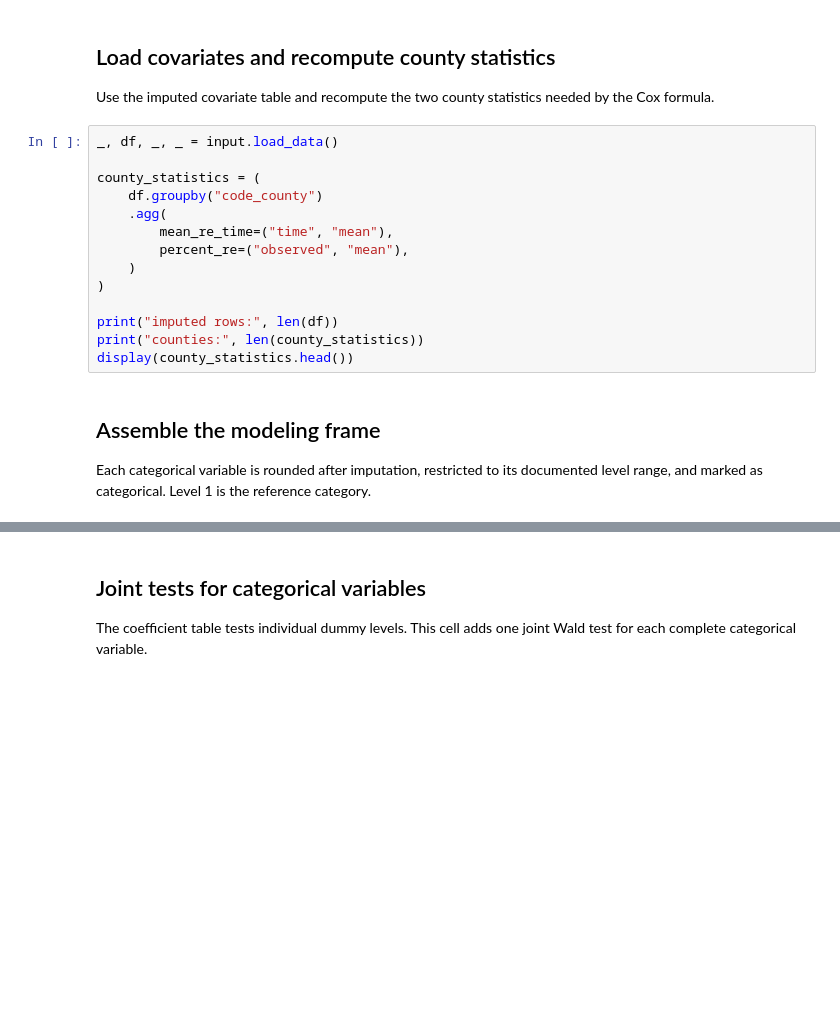
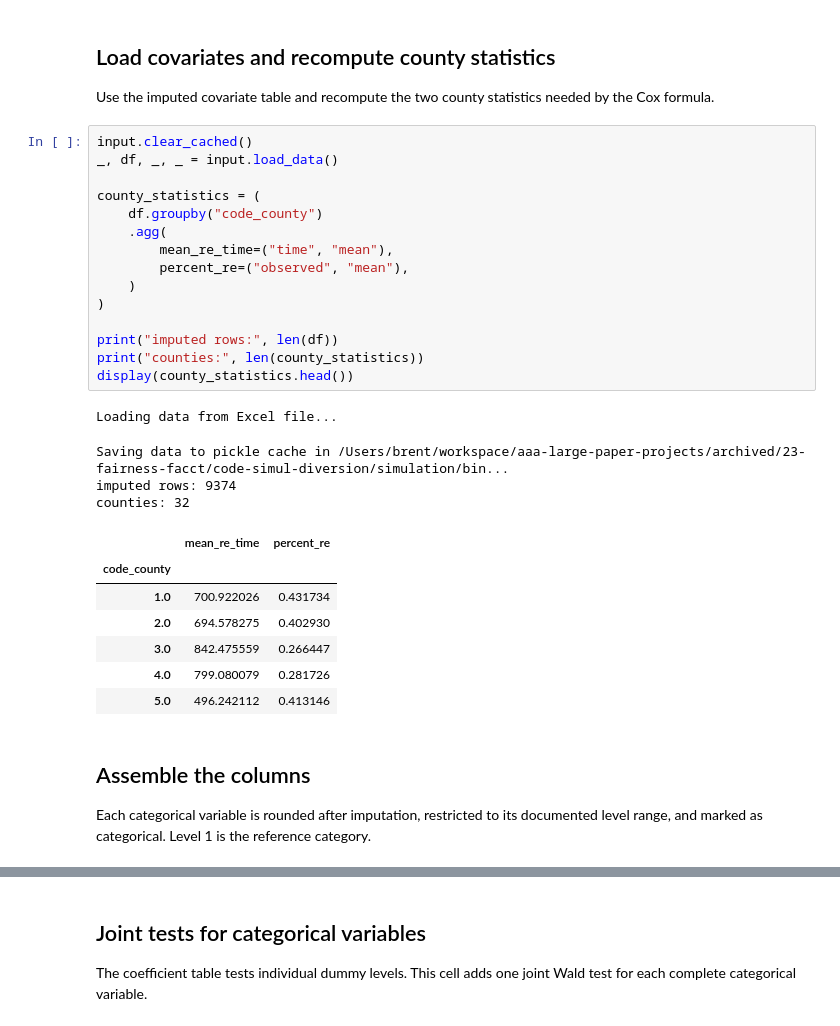
Before and after one commit to bzhangcw/code-simul-diversion, a Jupyter notebook: simulation/py-sirakaya-fitting-from-scratch.ipynb, the cells around one changed output, grey strips where cells are left out. Drawn from its saved outputs; the diff is of its cells as text; blank space fills up the shorter version.

```diff
--- a/simulation/py-sirakaya-fitting-from-scratch.ipynb
+++ b/simulation/py-sirakaya-fitting-from-scratch.ipynb
@@ -22,21 +23,34 @@ RESULTS_DIR
 
 Use the imputed covariate table and recompute the two county statistics needed by the Cox formula.
 # %%
+input.clear_cached()
 _, df, _, _ = input.load_data()
 
 county_statistics = (
     df.groupby("code_county")
     .agg(
         mean_re_time=("time", "mean"),
         percent_re=("observed", "mean"),
     )
 )
 
 print("imputed rows:", len(df))
 print("counties:", len(county_statistics))
 display(county_statistics.head())
+# %% [output]
+Loading data from Excel file...
+Saving data to pickle cache in /Users/brent/workspace/aaa-large-paper-projects/archived/23-fairness-facct/code-simul-diversion/simulation/bin...
+imputed rows: 9374
+counties: 32
+|  | mean_re_time | percent_re |
+| code_county |  |  |
+| 1.0 | 700.922026 | 0.431734 |
+| 2.0 | 694.578275 | 0.402930 |
+| 3.0 | 842.475559 | 0.266447 |
+| 4.0 | 799.080079 | 0.281726 |
+| 5.0 | 496.242112 | 0.413146 |
 # %% [markdown]
-## Assemble the modeling frame
+## Assemble the columns
 
 Each categorical variable is rounded after imputation, restricted to its documented level range, and marked as categorical. Level 1 is the reference category.
 # %%
```
Also changed, not shown: parts of 10 cells of this notebook, 5 other files.
